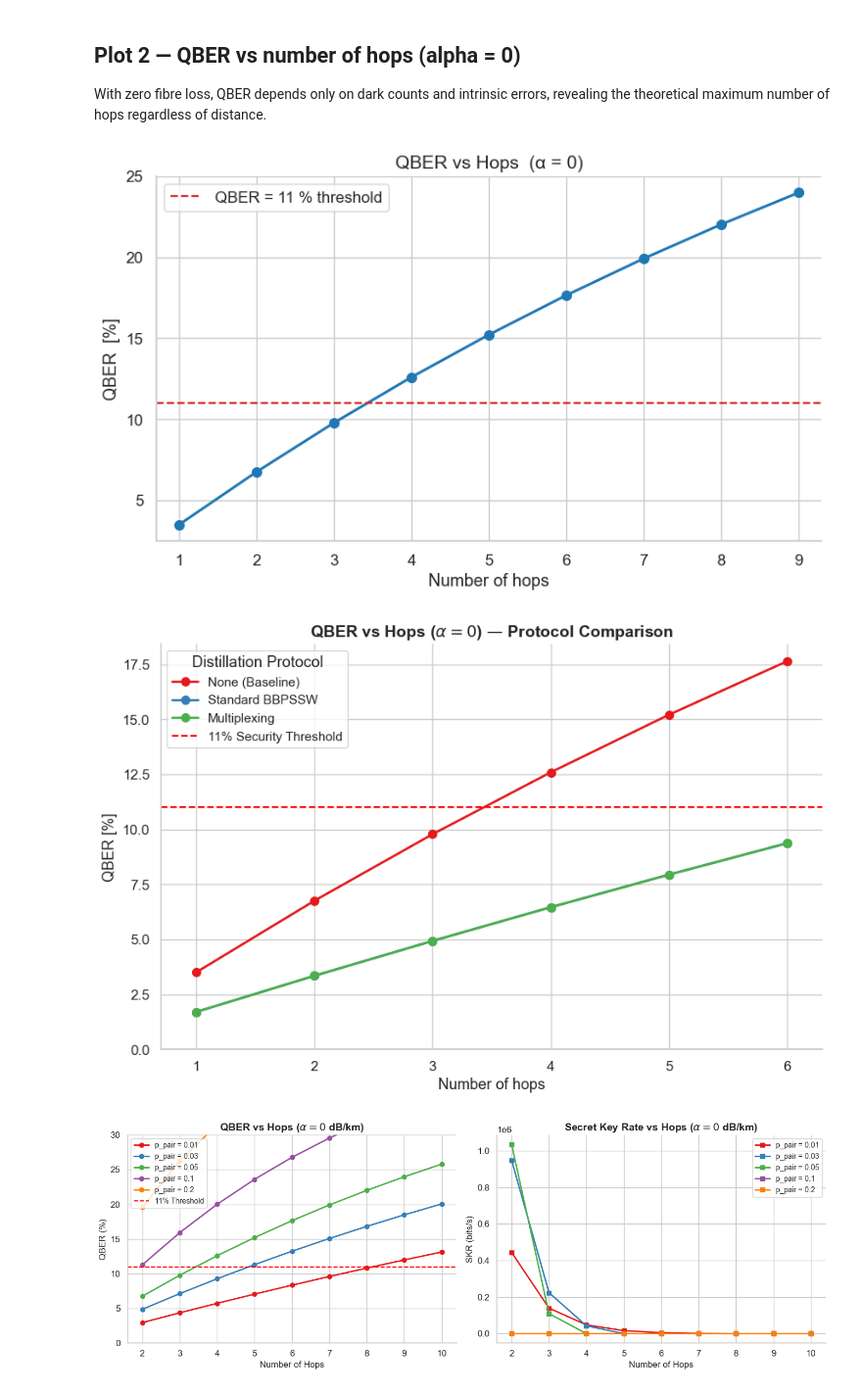
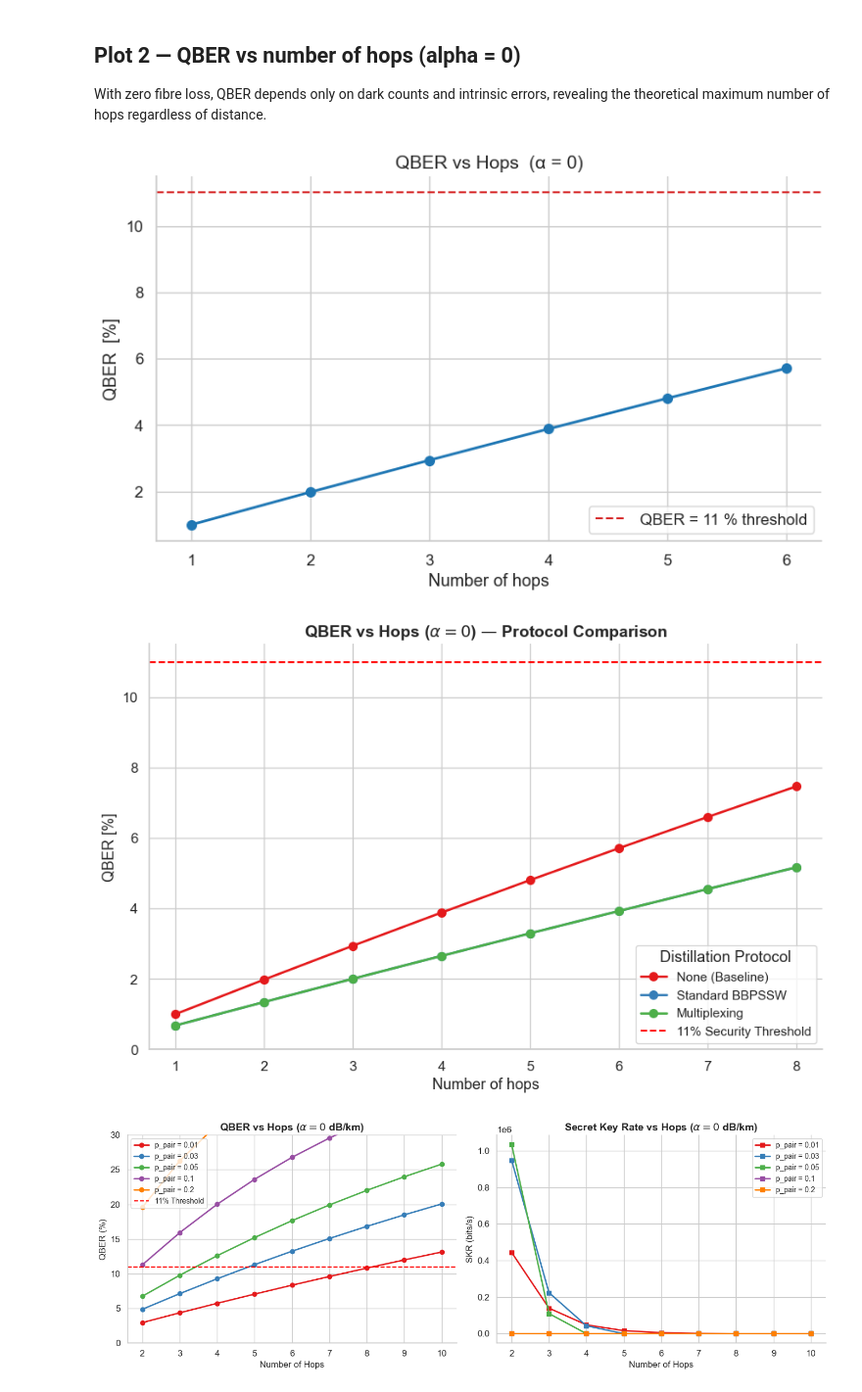
Before and after one commit to lucamar91/qkd_networks, a Jupyter notebook: analysis_plots_dist.ipynb, the cells around one changed output. Shown at 98% size. Cells and saved outputs as stored; diff of their text form; code cells hidden in the pictures.

```diff
--- a/analysis_plots_dist.ipynb
+++ b/analysis_plots_dist.ipynb
@@ -348,7 +362,7 @@ plot_skr_vs_pbsm_subplots(NETWORKS, source=SOURCE, distillation_type='standard',
 With zero fibre loss, QBER depends only on dark counts and intrinsic errors,
 revealing the theoretical maximum number of hops regardless of distance.
 # %%
-def plot_qber_vs_hops(net, source=0, max_hops=None, distillation_type=None, distillation_time='before_swap', distillation_level=1):
+def plot_qber_vs_hops(net, source=0, max_hops=None, multiphoton=True, distillation_type=None, distillation_time='before_swap', distillation_level=1):
     """
     QBER vs hop count with alpha=0.  One representative path per hop count.
 
@@ -365,6 +379,7 @@ def plot_qber_vs_hops(net, source=0, max_hops=None, distillation_type=None, dist
     net_nl = QuantumRepeaterNetwork(
         p_no_loss, net.A, net.dist, net.coords,
         architecture=net.architecture, scale=net.scale_km,
+        multiphoton=multiphoton,
         distillation_type=distillation_type,
         distillation_time=distillation_time,
         distillation_level=distillation_level
@@ -406,11 +421,11 @@ def plot_qber_vs_hops(net, source=0, max_hops=None, distillation_type=None, dist
     plt.show()
 
 
-plot_qber_vs_hops(net_country, source=SOURCE, distillation_type=None)
+plot_qber_vs_hops(net_country, source=SOURCE, distillation_type=None, multiphoton=False)
 # %% [output]
-[figure, old version]
+[figure, new version]
 # %%
-def plot_qber_vs_hops_all_dist(net, source=0, max_hops=None, distillation_time='before_swap', distillation_level=1):
+def plot_qber_vs_hops_all_dist(net, source=0, max_hops=None, multiphoton=True, distillation_time='before_swap', distillation_level=1):
     """
     QBER vs hop count with alpha=0, comparing all distillation protocols
     on the same representative paths.
@@ -435,6 +450,7 @@ def plot_qber_vs_hops_all_dist(net, source=0, max_hops=None, distillation_time='
     net_base = QuantumRepeaterNetwork(
         p_no_loss, net.A, net.dist, net.coords,
         architecture=net.architecture, scale=net.scale_km,
+        multiphoton=multiphoton,
         distillation_type=None,
         distillation_time=distillation_time,
         distillation_level=distillation_level
@@ -462,6 +478,7 @@ def plot_qber_vs_hops_all_dist(net, source=0, max_hops=None, distillation_time='
         net_eval = QuantumRepeaterNetwork(
             p_no_loss, net.A, net.dist, net.coords,
             architecture=net.architecture, scale=net.scale_km,
+            multiphoton=multiphoton,
             distillation_type=dist_type,
             distillation_time=distillation_time,
             distillation_level=distillation_level
@@ -470,35 +487,35 @@ def plot_qber_vs_hops_all_dist(net, source=0, max_hops=None, distillation_time='
         # Calculate metrics for the representative paths
         qbers = [net_eval.calculate_metrics(rep_by_hops[h])[1] * 100
                  for h in hop_counts]
 
         ax.plot(hop_counts, qbers, marker='o', linewidth=2,
                 color=palette[idx], markersize=7, label=labels[idx])
 
     # 5. Graph Formatting
     ax.axhline(QBER_THRESHOLD * 100, color='red', linewidth=1.5,
                linestyle='--', label='11% Security Threshold')
 
     ax.set_xlabel('Number of hops', fontsize=13)
     ax.set_ylabel('QBER [%]', fontsize=13)
     ax.set_title(r'QBER vs Hops ($\alpha = 0$) — Protocol Comparison', fontsize=14, fontweight='bold')
     ax.set_xticks(hop_counts)
     ax.set_xlim(min(hop_counts) - 0.3, max(hop_counts) + 0.3)
 
     # Start Y-axis at 0 for cleaner visual representation of error
     ax.set_ylim(bottom=0)
 
     ax.legend(title='Distillation Protocol', frameon=True, fontsize=11)
     sns.despine()
     plt.tight_layout()
 
     # Save the file (forced to pdf to avoid OS bugs)
     plt.savefig('plots/plot2_qber_vs_hops_comparison.pdf', format='pdf', bbox_inches='tight')
     plt.show()
 
 # Run the function
-plot_qber_vs_hops_all_dist(net_city, source=SOURCE, max_hops=12, distillation_time='before_swap', distillation_level=2)
+plot_qber_vs_hops_all_dist(net_city, source=SOURCE, max_hops=12, multiphoton=False, distillation_time='before_swap', distillation_level=1)
 # %% [output]
-[figure, old version]
+[figure, new version]
 # %%
 # ---------------------------------------------------------------------------
 # CELL: Parameter Sweep for p_pair Tradeoff (alpha = 0)
```
Also changed, not shown: parts of 7 cells of this notebook, 1 other file.
